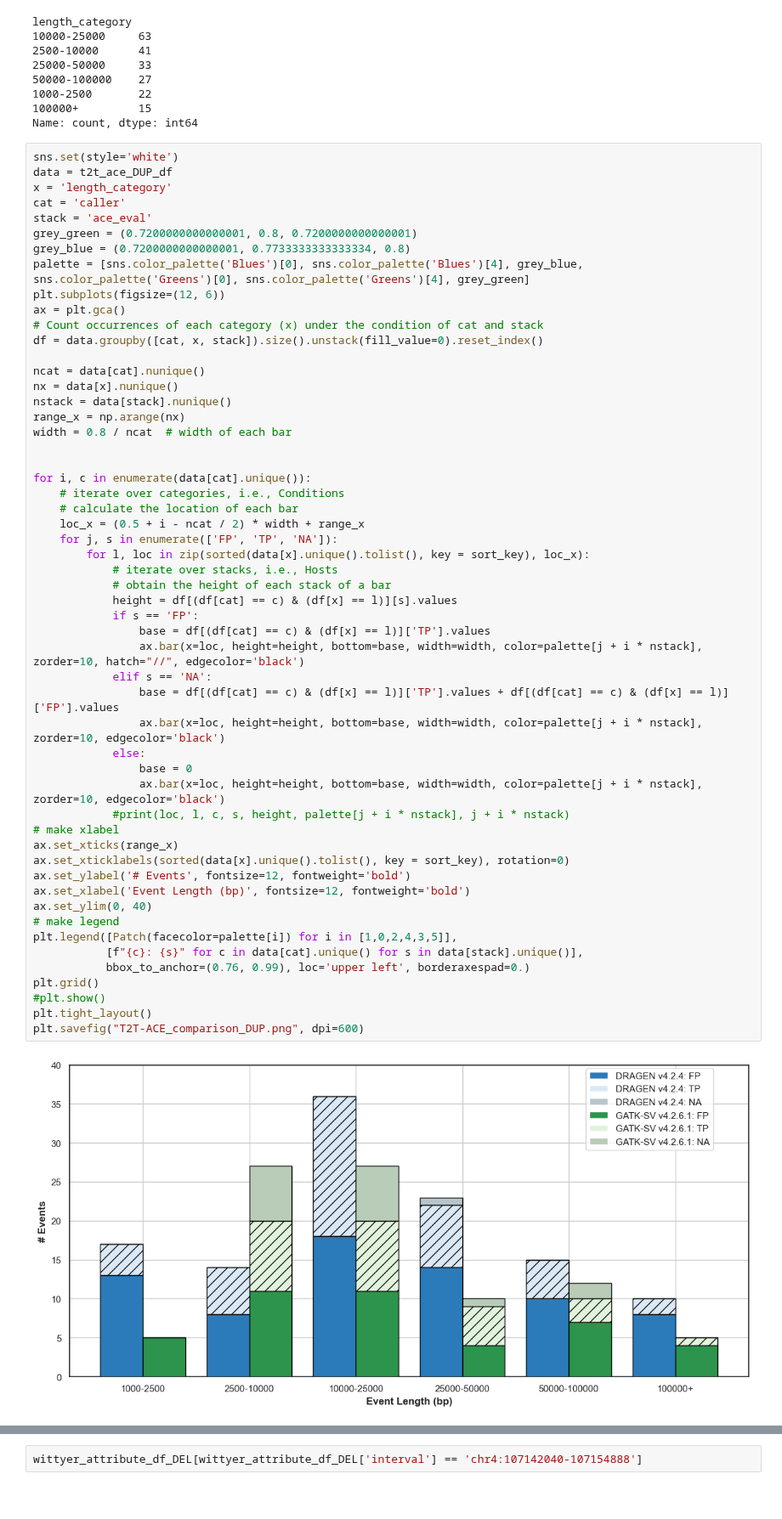
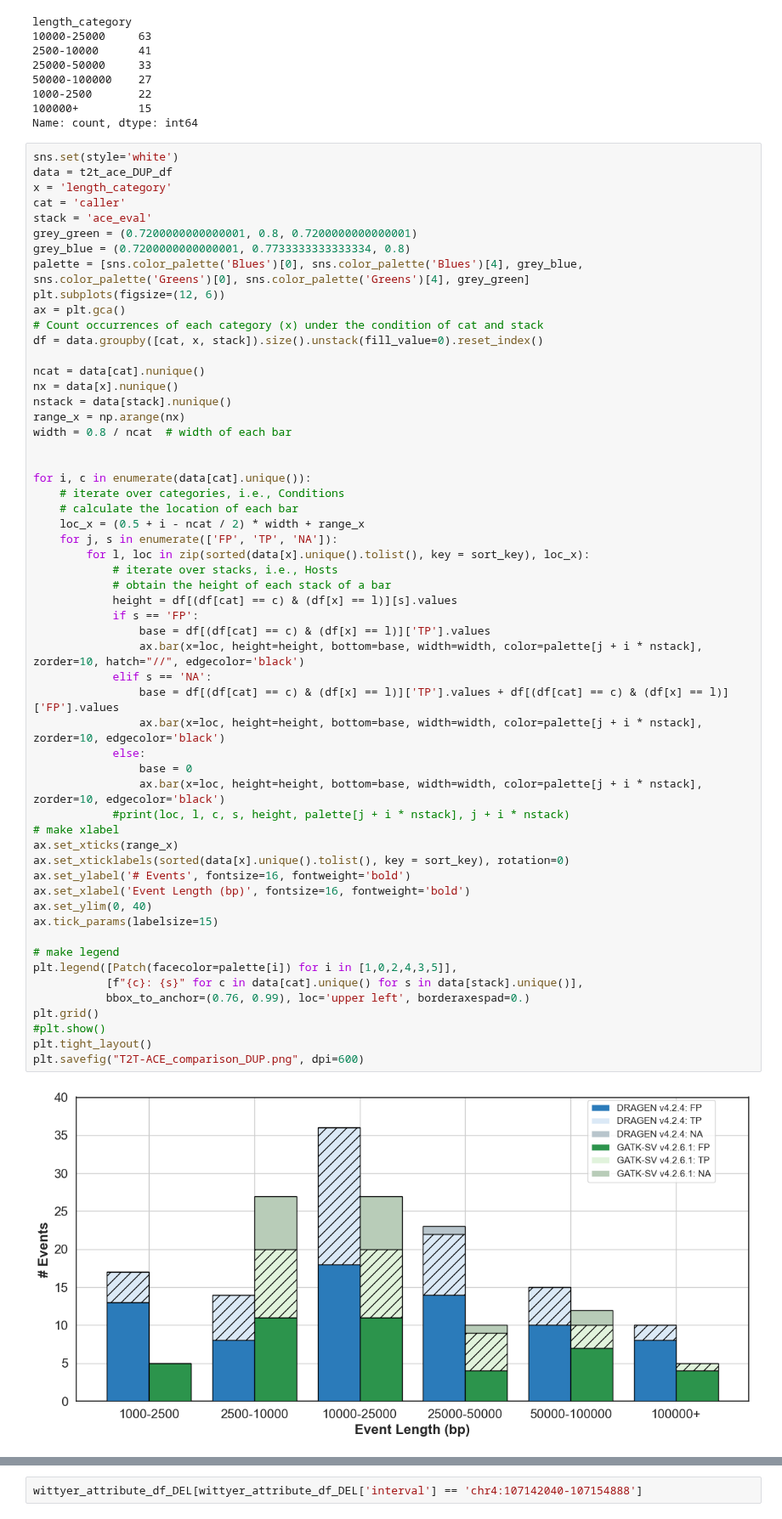
Before and after one commit to broadinstitute/T2T-ACE, a Jupyter notebook: notebooks/AGBT_Figures.ipynb, the cells around one changed output, grey strips where cells are left out. Shown at 85% size. Saved outputs shown, nothing was run; the diff lists cells and outputs as text; blank space fills up the shorter version.

```diff
--- a/notebooks/AGBT_Figures.ipynb
+++ b/notebooks/AGBT_Figures.ipynb
@@ -702,33 +704,35 @@ for i, c in enumerate(data[cat].unique()):
     # calculate the location of each bar
     loc_x = (0.5 + i - ncat / 2) * width + range_x
     for j, s in enumerate(['FP', 'TP', 'NA']):
         for l, loc in zip(sorted(data[x].unique().tolist(), key = sort_key), loc_x):
             # iterate over stacks, i.e., Hosts
             # obtain the height of each stack of a bar
             height = df[(df[cat] == c) & (df[x] == l)][s].values
             if s == 'FP':
                 base = df[(df[cat] == c) & (df[x] == l)]['TP'].values
                 ax.bar(x=loc, height=height, bottom=base, width=width, color=palette[j + i * nstack], zorder=10, hatch="//", edgecolor='black')
             elif s == 'NA':
                 base = df[(df[cat] == c) & (df[x] == l)]['TP'].values + df[(df[cat] == c) & (df[x] == l)]['FP'].values
                 ax.bar(x=loc, height=height, bottom=base, width=width, color=palette[j + i * nstack], zorder=10, edgecolor='black')
             else:
                 base = 0
                 ax.bar(x=loc, height=height, bottom=base, width=width, color=palette[j + i * nstack], zorder=10, edgecolor='black')
             #print(loc, l, c, s, height, palette[j + i * nstack], j + i * nstack)
 # make xlabel
 ax.set_xticks(range_x)
 ax.set_xticklabels(sorted(data[x].unique().tolist(), key = sort_key), rotation=0)
-ax.set_ylabel('# Events', fontsize=12, fontweight='bold')
-ax.set_xlabel('Event Length (bp)', fontsize=12, fontweight='bold')
+ax.set_ylabel('# Events', fontsize=16, fontweight='bold')
+ax.set_xlabel('Event Length (bp)', fontsize=16, fontweight='bold')
 ax.set_ylim(0, 40)
+ax.tick_params(labelsize=15)
+
 # make legend
 plt.legend([Patch(facecolor=palette[i]) for i in [1,0,2,4,3,5]],
            [f"{c}: {s}" for c in data[cat].unique() for s in data[stack].unique()],
            bbox_to_anchor=(0.76, 0.99), loc='upper left', borderaxespad=0.)
 plt.grid()
 #plt.show()
 plt.tight_layout()
 plt.savefig("T2T-ACE_comparison_DUP.png", dpi=600)
 # %% [output]
-[figure, old version]
+[figure, new version]
```
Also changed, not shown: parts of 14 cells of this notebook, 2 other files.
